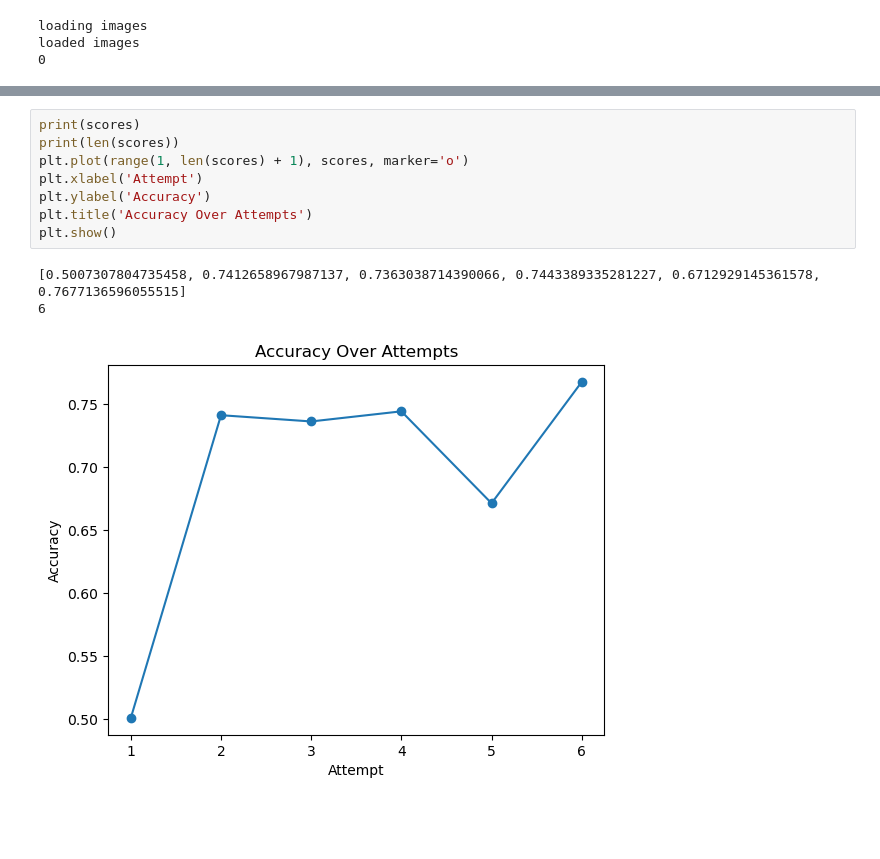
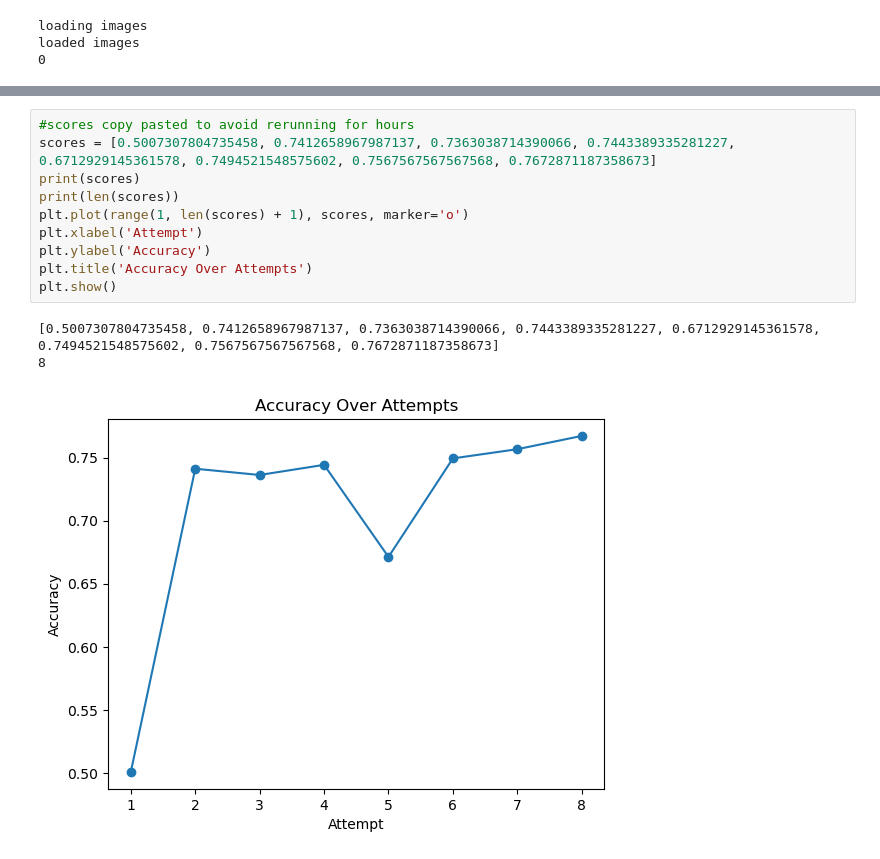
Before and after one commit to sidsridhar0/emotion-detection, a Jupyter notebook: project.ipynb, the cells around one changed output, grey strips where cells are left out. Cells and saved outputs as stored; diff of their text form; blank space fills up the shorter version.

```diff
--- a/project.ipynb
+++ b/project.ipynb
@@ -145,12 +139,14 @@ print(scores)
 # %%
+#scores copy pasted to avoid rerunning for hours
+scores = [0.5007307804735458, 0.7412658967987137, 0.7363038714390066, 0.7443389335281227, 0.6712929145361578, 0.7494521548575602, 0.7567567567567568, 0.7672871187358673]
 print(scores)
 print(len(scores))
 plt.plot(range(1, len(scores) + 1), scores, marker='o')
 plt.xlabel('Attempt')
 plt.ylabel('Accuracy')
 plt.title('Accuracy Over Attempts')
 plt.show()
 # %% [output]
-[0.5007307804735458, 0.7412658967987137, 0.7363038714390066, 0.7443389335281227, 0.6712929145361578, 0.7677136596055515]
-6
+[0.5007307804735458, 0.7412658967987137, 0.7363038714390066, 0.7443389335281227, 0.6712929145361578, 0.7494521548575602, 0.7567567567567568, 0.7672871187358673]
+8
-[figure, old version]
+[figure, new version]
```
Also changed, not shown: parts of 8 cells of this notebook.
